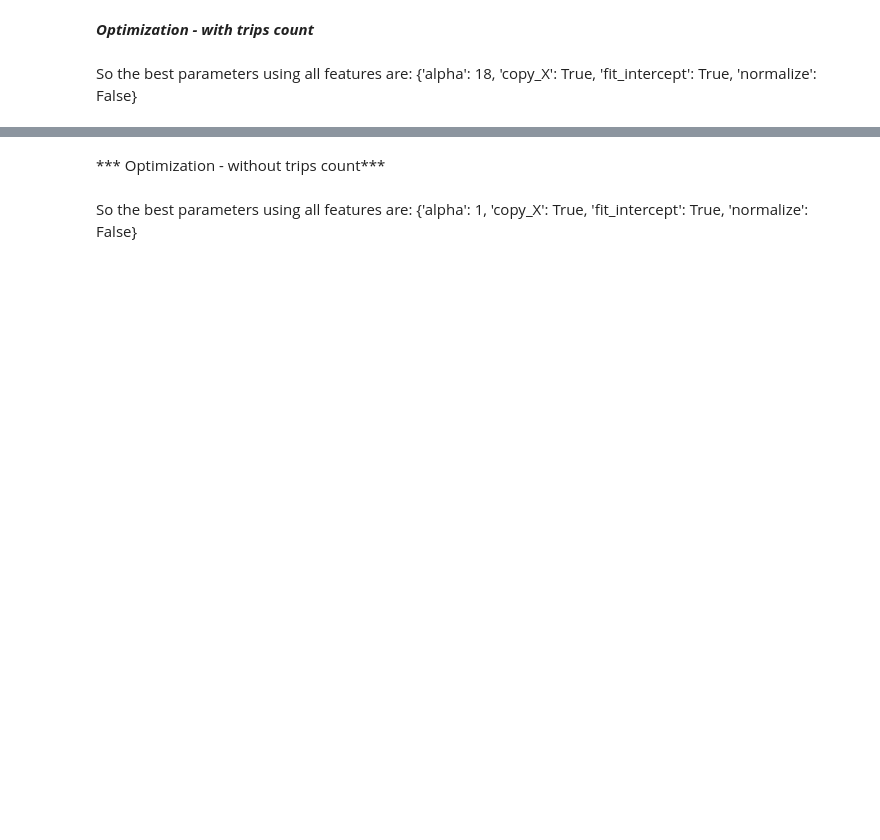
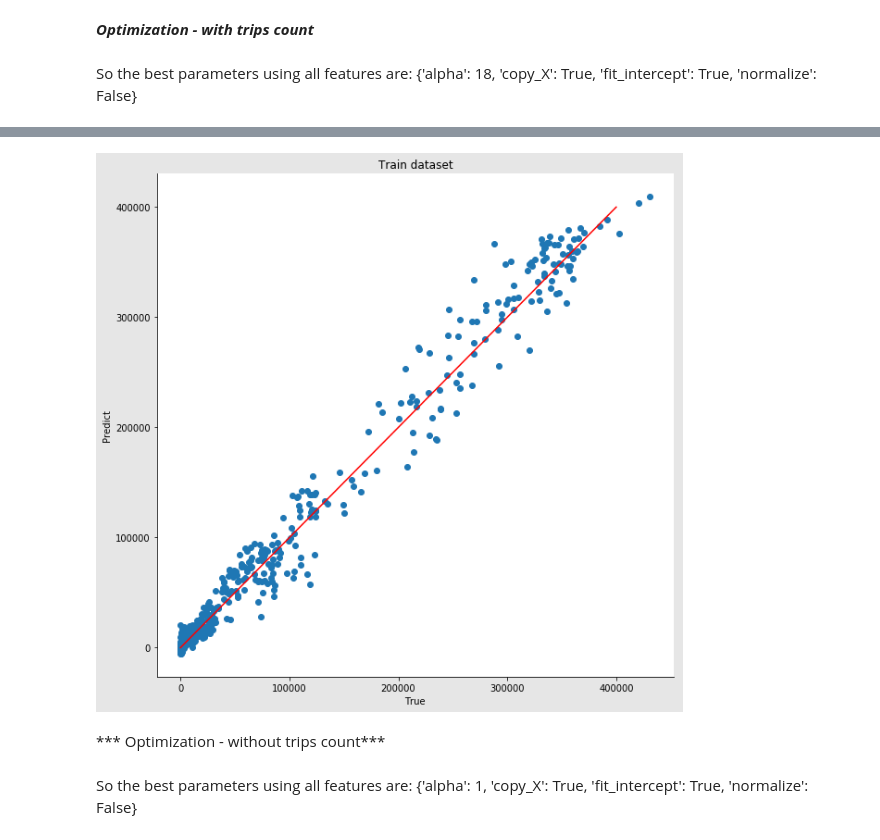
Before and after one commit to leon-lee-jl/MoBike, a Jupyter notebook: MoBike V1.0.ipynb, the cells around one changed output, grey strips where cells are left out. Cells and saved outputs as stored; diff of their text form; code cells hidden in the pictures; blank space fills up the shorter version.

```diff
--- a/MoBike V1.0.ipynb
+++ b/MoBike V1.0.ipynb
@@ -1158,3 +1040,25 @@ So the best parameters using all features are:
+# %%
+fig, ax = plt.subplots(figsize = [10,10], facecolor = [0.9,0.9,0.9])
+
+x_axis = compare_predict_test_opti_oaf.true
+y_axis = compare_predict_test_opti_oaf.predict
+x_axis2 = range(400000)
+y_axis2 = range(400000)
+
+plt.scatter(x_axis, y_axis)
+plt.plot(x_axis2, y_axis2, 'r')
+#plt.xticks(x_pos, train_feature.columns, rotation='vertical')
+#plt.hist(interval_log, bins=30, alpha=0.75)
+plt.xlabel('True')
+plt.ylabel('Predict')
+plt.title('Train dataset')
+#plt.axis([0, 10000, 0, 1000000])
+#ax.set_xlim([0, 20])
+ax.spines['right'].set_color('none')
+ax.spines['top'].set_color('none')
+plt.show()
+# %% [output]
+[figure, added]
 # %% [markdown]
 *** Optimization - without trips count***
 # %%
```
Also changed, not shown: parts of 27 cells of this notebook.
